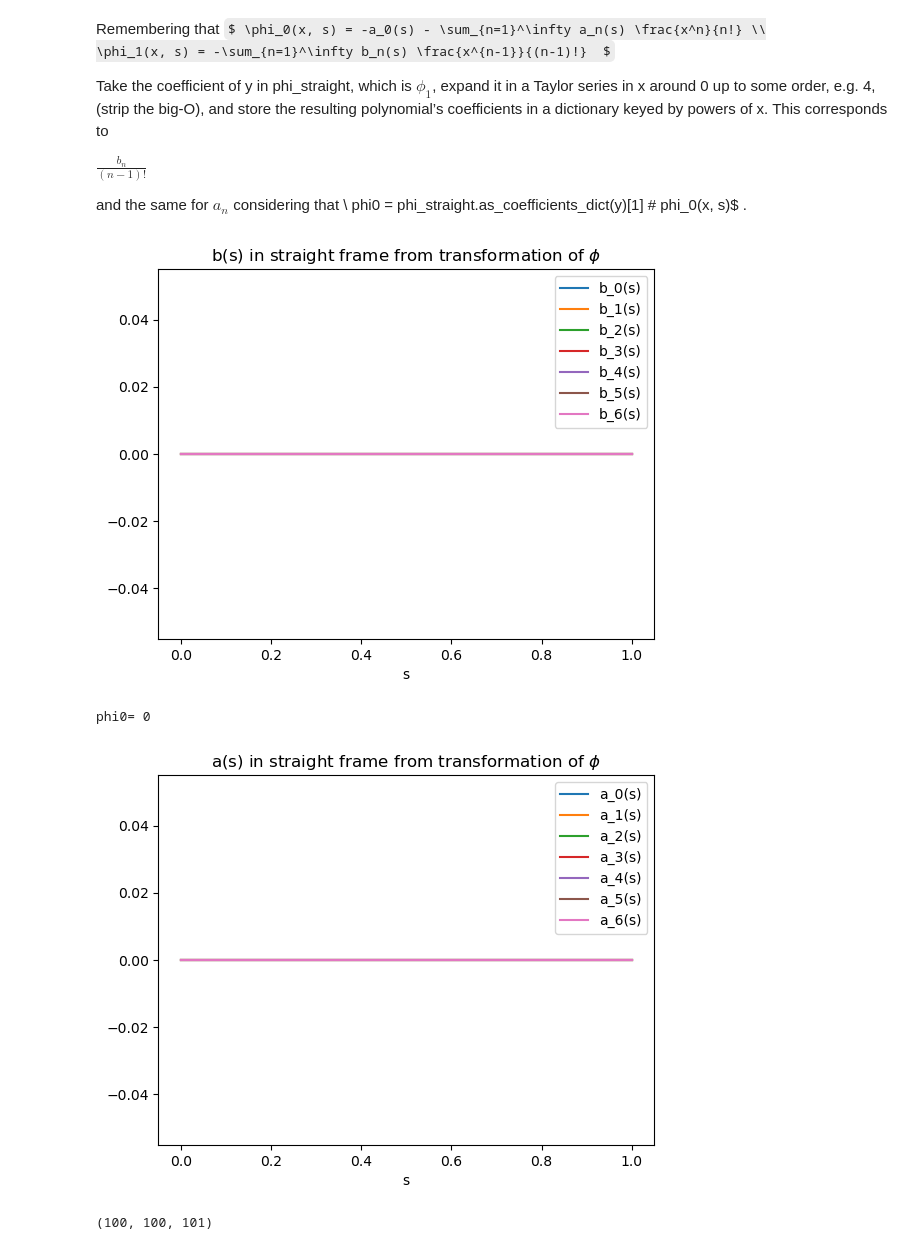
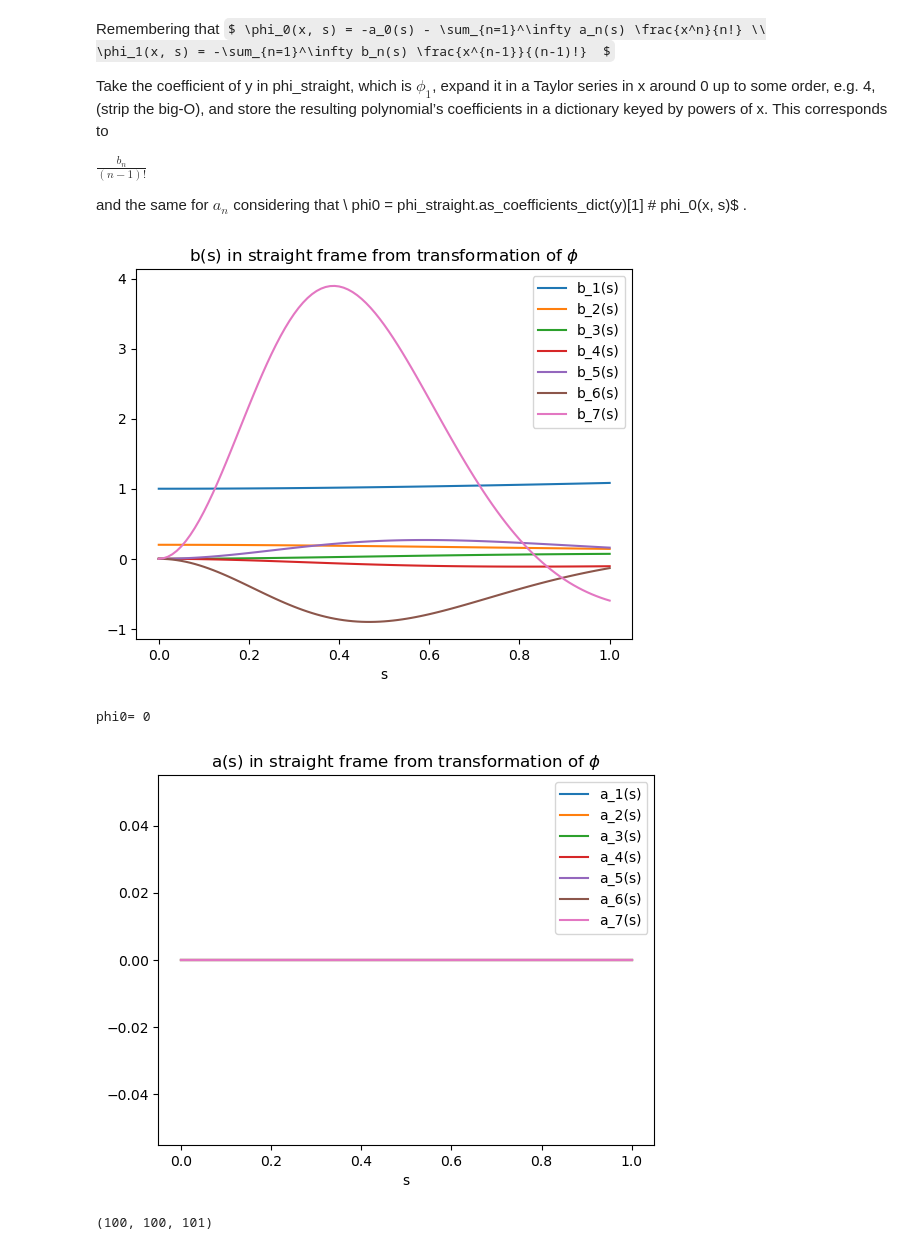
Before and after one commit to marcoliniF/bpmeth, a Jupyter notebook: preliminaryTrials/6.1track_framecomparisonnb.ipynb, the cells around one changed output. Saved outputs shown, nothing was run; the diff lists cells and outputs as text; code cells hidden in the pictures; some formulas as TeX source.

```diff
--- a/preliminaryTrials/6.1track_framecomparisonnb.ipynb
+++ b/preliminaryTrials/6.1track_framecomparisonnb.ipynb
@@ -8,8 +8,8 @@ import sympy as sp
 Define multipole coefficients in a curved frame, then build $\vec{A}$, H and track.
 # %%
 a_curved = [0,]
-b_curved = [0]
-h= 1.#b_curved[0]# considering normalization B/Brho=1/rho=h
+b_curved = [1, 0.2]
+h= b_curved[0]# considering normalization B/Brho=1/rho=h            =1./rho if checking for a drift
 print("curvature h[m^-1]: ", h, "radius of curvature [m]: ", 1/h)
 #I want to track protons of given kinetic energy
 Ek=1e8 #eV
@@ -89,10 +89,10 @@ phi0 = phi_straight.as_coefficients_dict(y)[1]   # phi_0(x, s)$
 maxordx=6
 ns=101
 phi1=phi_straight.as_coefficients_dict(y)[y]
-
+ss = np.linspace(0, 1, ns)
 if phi1==0:
     # safety check for when all b_n(s) are zero, one can just create zero arrays with the right shape
-    ss = np.linspace(0, 1, ns)
+
     b_vals = np.zeros((maxordx+1, ss.size))
 else:
     phi1_series = phi1.series(x, 0, maxordx+1).removeO()
@@ -102,7 +102,7 @@ else:
 
 b_vals = np.zeros((maxordx+1, ss.size))   # include b_0
 if phi1 != 0:
-    # 2. Nontrivial phi0: do series in x and extract a_n(s)
+    # 2. Nontrivial phi0: do series in x and extract b_n(s)
     phi1_series = phi1.series(x, 0, maxordx+1).removeO()
     dct_b = phi1_series.as_coefficients_dict(x)
 
@@ -110,11 +110,11 @@ if phi1 != 0:
 
     for k, (xx, vv) in enumerate(items_b):
         if k == 0:
-            b_k = -vv                    # b_0(s)
-            label = "b_0(s)"
+            b_k = -vv                    # b_1(s)
+            label = "b_1(s)"
         else:
-            b_k = -vv * sp.factorial(k)  # a_k(s)
-            label = f"b_{k}(s)"
+            b_k = -vv * sp.factorial(k)  # b_k(s)
+            label = f"b_{k+1}(s)"
 
         b_fun = sp.lambdify(s, b_k, 'numpy')
         b_vals[k, :] = b_fun(ss)
@@ -123,7 +123,7 @@ if phi1 != 0:
 else:
     # 3. phi1 == 0: everything is zero; optionally still plot flat lines
     for k in range(maxordx+1):
-        label = f"b_{k}(s)"
+        label = f"b_{k+1}(s)"
         # a_vals is already zero
         plt.plot(ss, b_vals[k, :], label=label)
 
@@ -155,7 +155,7 @@ print("phi0=",phi0)        # you'll see 0 in this case
 
 if phi0 == 0:
     # safety check for when all a_n(s) are zero, one can just create zero arrays with the right shape
-    ss = np.linspace(0, 1, ns)
+    #ss = np.linspace(0, 1, ns)
     a_vals = np.zeros((maxordx+1, ss.size))
 else:
     phi0_series = phi0.series(x, 0, maxordx+1).removeO()
@@ -167,37 +167,37 @@ a_vals = np.zeros((maxordx+1, ss.size))   # include a_0
 
 
 if phi0 != 0:
     # 2. Nontrivial phi0: do series in x and extract a_n(s)
     phi0_series = phi0.series(x, 0, maxordx+1).removeO()
     dct_a = phi0_series.as_coefficients_dict(x)
 
     items_a = sorted(dct_a.items(), key=lambda kv: sp.degree(kv[0], x))
 
     for k, (xx, vv) in enumerate(items_a):
         if k == 0:
             a_k = -vv                    # a_0(s)
-            label = "a_0(s)"
+            label = "a_1(s)"
         else:
             a_k = -vv * sp.factorial(k)  # a_k(s)
-            label = f"a_{k}(s)"
+            label = f"a_{k+1}(s)"
 
         a_fun = sp.lambdify(s, a_k, 'numpy')
         a_vals[k, :] = a_fun(ss)
 
         plt.plot(ss, a_vals[k, :], label=label)
 else:
     # 3. phi0 == 0: everything is zero; optionally still plot flat lines
     for k in range(maxordx+1):
-        label = f"a_{k}(s)"
+        label = f"a_{k+1}(s)"
         # a_vals is already zero
         plt.plot(ss, a_vals[k, :], label=label)
 
 plt.legend()
 plt.title("a(s) in straight frame from transformation of $\phi$")
 plt.xlabel("s")
 plt.show()
 # %% [output]
-[figure, old version]
+[figure, new version]
 phi0= 0
 [figure]
 # %%
```
Also changed, not shown: parts of 8 cells of this notebook.
